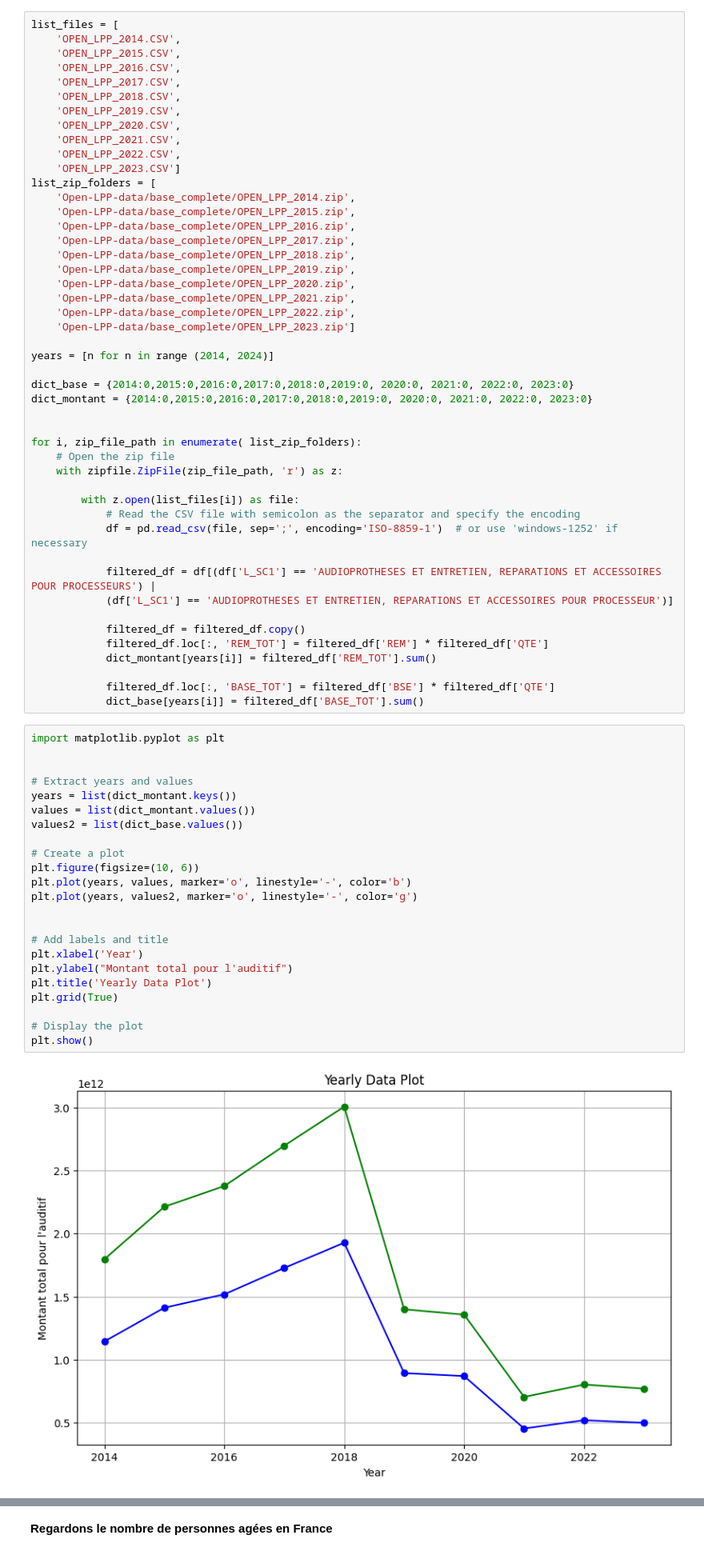
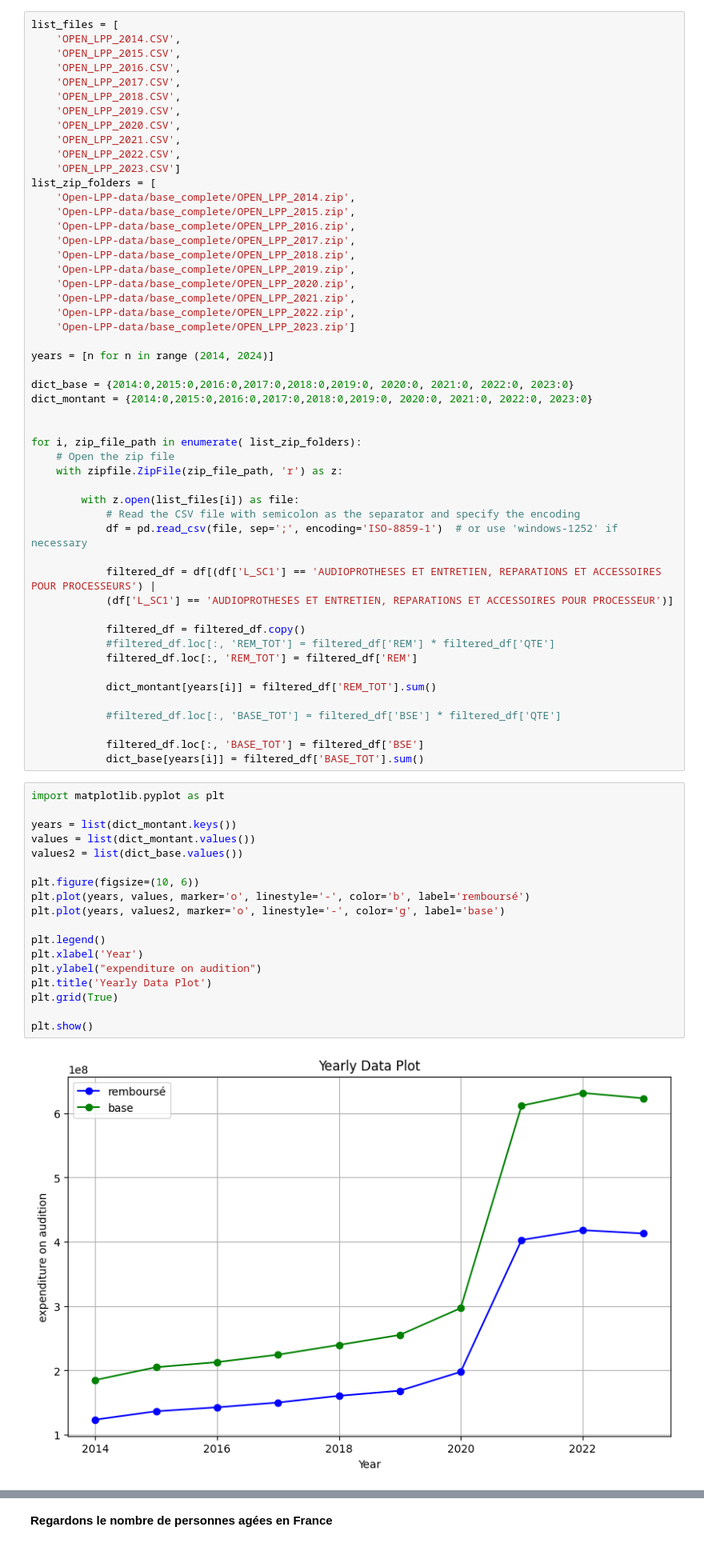
Before and after one commit to bparent11/analysingEffectOfHealthPlanInFrance, a Jupyter notebook: mean.ipynb, the cells around one changed output, grey strips where cells are left out. Shown: that part at 80% size. Drawn from its saved outputs; the diff is of its cells as text.

```diff
--- a/mean.ipynb
+++ b/mean.ipynb
@@ -149,36 +146,35 @@ for i, zip_file_path in enumerate( list_zip_folders):
             (df['L_SC1'] == 'AUDIOPROTHESES ET ENTRETIEN, REPARATIONS ET ACCESSOIRES POUR PROCESSEUR')]
 
             filtered_df = filtered_df.copy()
-            filtered_df.loc[:, 'REM_TOT'] = filtered_df['REM'] * filtered_df['QTE']
+            #filtered_df.loc[:, 'REM_TOT'] = filtered_df['REM'] * filtered_df['QTE']
+            filtered_df.loc[:, 'REM_TOT'] = filtered_df['REM']
+
             dict_montant[years[i]] = filtered_df['REM_TOT'].sum()
 
-            filtered_df.loc[:, 'BASE_TOT'] = filtered_df['BSE'] * filtered_df['QTE']
+            #filtered_df.loc[:, 'BASE_TOT'] = filtered_df['BSE'] * filtered_df['QTE']
+
+            filtered_df.loc[:, 'BASE_TOT'] = filtered_df['BSE']
             dict_base[years[i]] = filtered_df['BASE_TOT'].sum()
 # %%
 import matplotlib.pyplot as plt
 
-
-# Extract years and values
 years = list(dict_montant.keys())
 values = list(dict_montant.values())
 values2 = list(dict_base.values())
 
-# Create a plot
 plt.figure(figsize=(10, 6))
-plt.plot(years, values, marker='o', linestyle='-', color='b')
-plt.plot(years, values2, marker='o', linestyle='-', color='g')
+plt.plot(years, values, marker='o', linestyle='-', color='b', label='remboursé')
+plt.plot(years, values2, marker='o', linestyle='-', color='g', label='base')
 
-
-# Add labels and title
+plt.legend()
 plt.xlabel('Year')
-plt.ylabel("Montant total pour l'auditif")
+plt.ylabel("expenditure on audition")
 plt.title('Yearly Data Plot')
 plt.grid(True)
 
-# Display the plot
 plt.show()
 # %% [output]
-[figure, old version]
+[figure, new version]
 # %% [markdown]
 **Le panier 100 % Santé audio**
 
```
Also changed, not shown: parts of 9 cells of this notebook.
